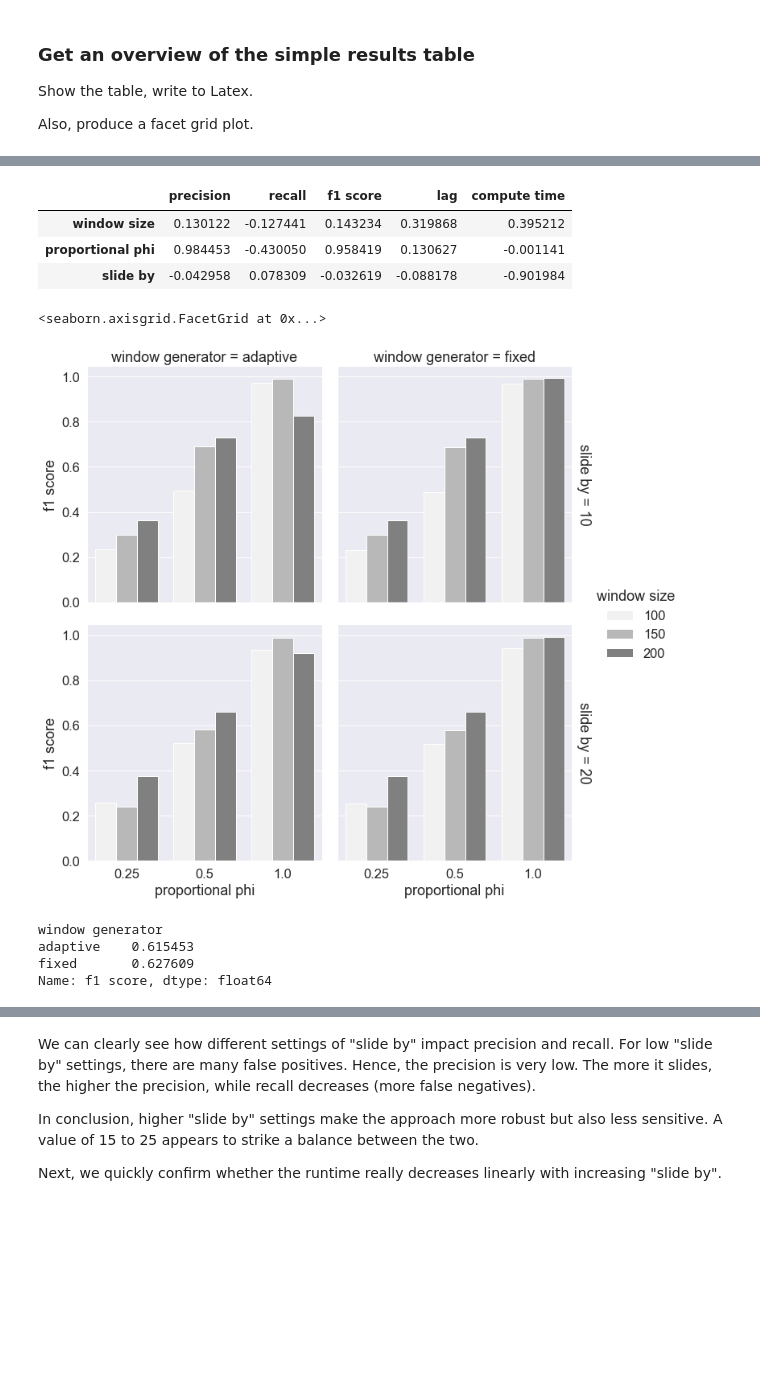
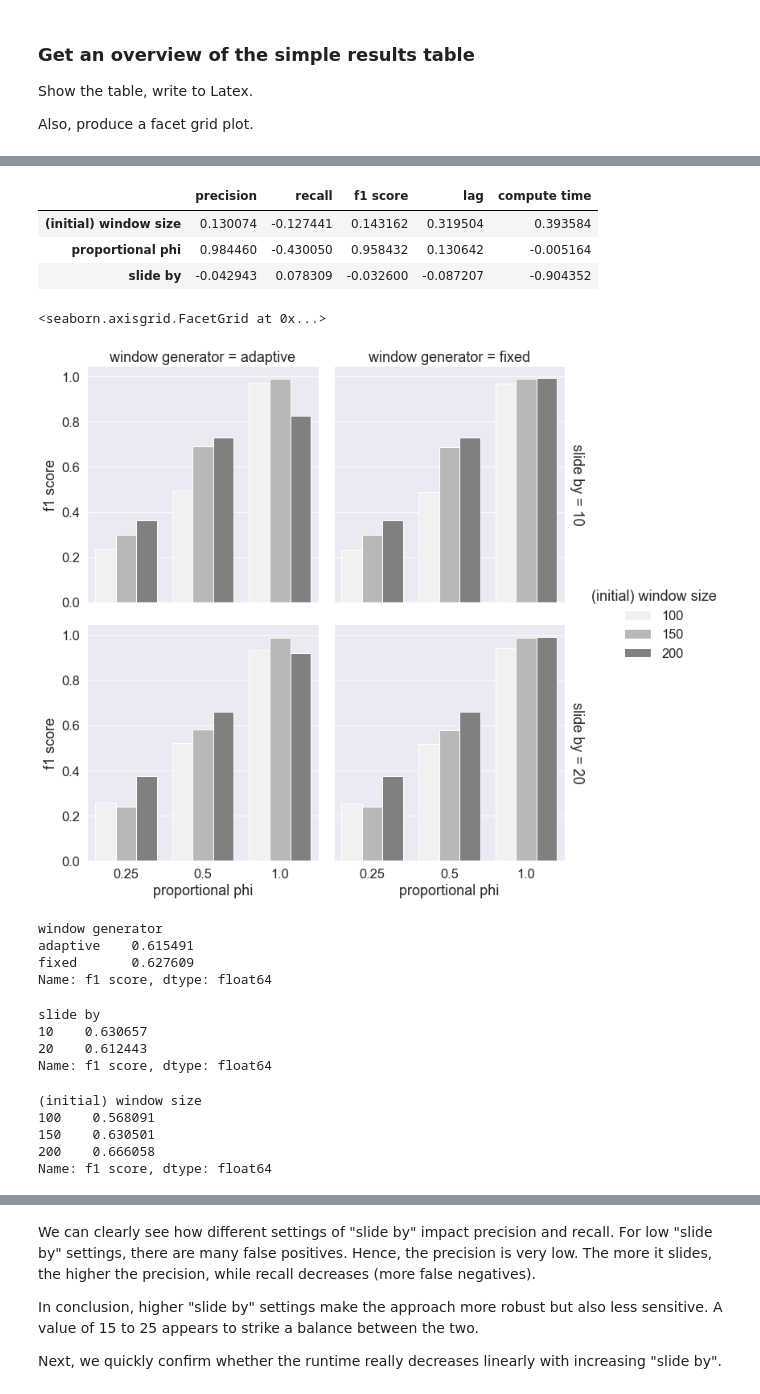
Before and after one commit to lennartebert/explaining_concept_drift, a Jupyter notebook: 41_analysis_synthetic_simple.ipynb, the cells around one changed output, grey strips where cells are left out. Drawn from its saved outputs; the diff is of its cells as text; code cells hidden in the pictures; blank space fills up the shorter version.

```diff
--- a/41_analysis_synthetic_simple.ipynb
+++ b/41_analysis_synthetic_simple.ipynb
@@ -33,16 +33,16 @@ results_df = results_df_raw.drop(columns=drop_columns)
 print(results_df.columns)
 
 # rename existing columns
-results_df.columns= ['window generator', 'window size',
+results_df.columns= ['window generator', '(initial) window size',
        'threshold', 'max distance',
-       'slide by', 'proportional phi', 'number of correct detections',
+       'slide by', 'proportional phi', 'proportional rho', 'number of correct detections',
        'number of true changes', 'number of detections', 'precision', 'recall',
        'f1 score', 'lag', 'compute time', 'experiment']
 
 # define the configuration columns to group results on
-config_columns = ['window generator', 'window size',
+config_columns = ['window generator', '(initial) window size',
        'threshold', 'max distance', 'proportional phi',
-       'slide by', 'experiment']
+       'proportional rho', 'slide by', 'experiment']
 
 results_df = results_df.groupby(by=config_columns).agg({
     'number of correct detections': ['sum'],
@@ -106,11 +107,11 @@ all_results = all_results[ordered_columns]
 simple_results_df = all_results.query("`experiment` == 'initial'")#population comparer` == "KS test")[simple_results_df['slide by'] == 5 or simple_results_df['slide by'] == 10]
 
 # drop the threshold, experiment and max distance (they are always the same)
-simple_results_df = simple_results_df.drop(columns=['experiment', 'threshold', 'max distance'])
+simple_results_df = simple_results_df.drop(columns=['experiment', 'threshold', 'max distance', 'proportional rho'])
 
 # set the configuration columns as index
 all_results = all_results.set_index(config_columns)
-simple_results_df = simple_results_df.set_index(['window generator', 'window size', 'proportional phi', 'slide by'])
+simple_results_df = simple_results_df.set_index(['window generator', '(initial) window size', 'proportional phi', 'slide by'])
 # %% [markdown]
 ## Analysis
 # %% [markdown]
@@ -179,7 +180,7 @@ df.sort_values('f1 score', ascending=False)[:3]
 # %%
 df = simple_results_df.reset_index()
 df_corr = df.corr()[['precision', 'recall', 'f1 score', 'lag', 'compute time']]
-df_corr = df_corr.loc[['window size', 'proportional phi', 'slide by']]
+df_corr = df_corr.loc[['(initial) window size', 'proportional phi', 'slide by']]
 display(df_corr)
 
 # export table to latex
@@ -188,29 +189,44 @@ with open(path, 'w') as file:
     df_corr.to_latex(file, float_format="%.2f", caption='Correlations of Settings', label='tab:correlations_settings')
 # %% [output]
 |  | precision | recall | f1 score | lag | compute time |
-| window size | 0.130122 | -0.127441 | 0.143234 | 0.319868 | 0.395212 |
-| proportional phi | 0.984453 | -0.430050 | 0.958419 | 0.130627 | -0.001141 |
-| slide by | -0.042958 | 0.078309 | -0.032619 | -0.088178 | -0.901984 |
+| (initial) window size | 0.130074 | -0.127441 | 0.143162 | 0.319504 | 0.393584 |
+| proportional phi | 0.984460 | -0.430050 | 0.958432 | 0.130642 | -0.005164 |
+| slide by | -0.042943 | 0.078309 | -0.032600 | -0.087207 | -0.904352 |
 # %%
 df = simple_results_df.reset_index()
 sns.set(font_scale = 1.5)
 plot = sns.catplot(data=df, x="proportional phi", y="f1 score",
-                hue="window size", col="window generator",
+                hue="(initial) window size", col="window generator",
                 row="slide by",
                 kind="bar",
                 margin_titles=True,
                 color='grey'
                 )
 plot
 # %% [output]
 <seaborn.axisgrid.FacetGrid at 0x...>
-[figure, old version]
+[figure, new version]
 # %%
 # create an additional table that shows the result with different window generators
 # as the difference is hard to tell from the table
 df.groupby(['window generator']).mean()['f1 score']
 # %% [output]
 window generator
-adaptive    0.615453
+adaptive    0.615491
 fixed       0.627609
 Name: f1 score, dtype: float64
+# %%
+df.groupby(['slide by']).mean()['f1 score']
+# %% [output]
+slide by
+10    0.630657
+20    0.612443
+Name: f1 score, dtype: float64
+# %%
+df.groupby(['(initial) window size']).mean()['f1 score']
+# %% [output]
+(initial) window size
+100    0.568091
+150    0.630501
+200    0.666058
+Name: f1 score, dtype: float64
```
Also changed, not shown: parts of 27 cells of this notebook, 10 other files.
